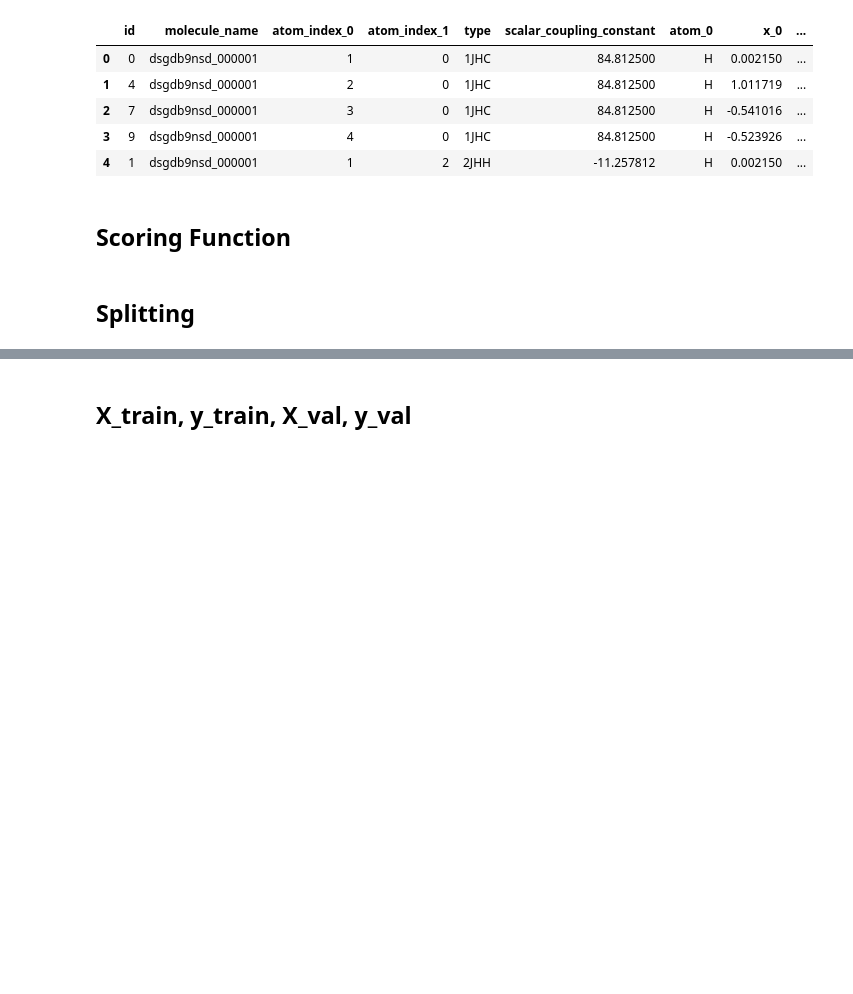
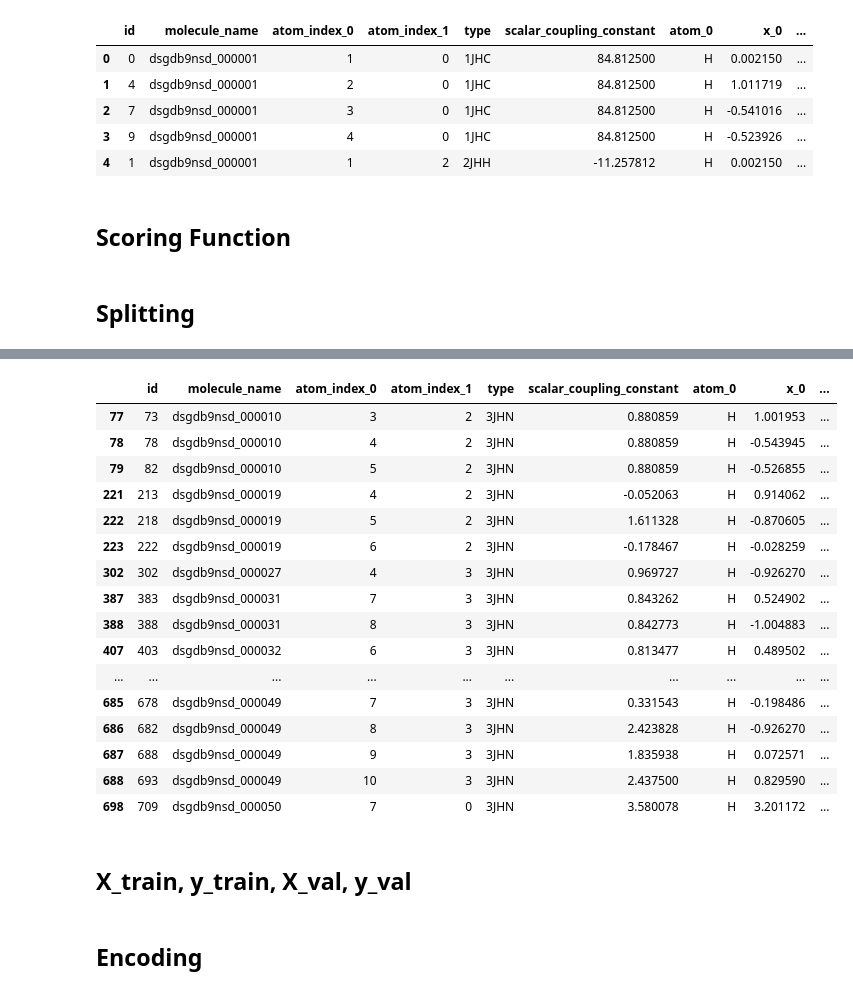
Before and after one commit to Atum19/PredictingMolecularProperties, a Jupyter notebook: add_dipole_and_pot_en.ipynb, the cells around one changed output, grey strips where cells are left out. Cells and saved outputs as stored; diff of their text form; code cells hidden in the pictures; blank space fills up the shorter version.

```diff
--- a/add_dipole_and_pot_en.ipynb
+++ b/add_dipole_and_pot_en.ipynb
@@ -566,5 +623,25 @@ val_3JHN_molecules = np.delete(val_3JHN['molecule_name'].unique(), 0)
 
 train_3JHN = train_3JHN[train_3JHN['molecule_name'].isin(train_3JHN_molecules)]
 val_3JHN = val_3JHN[val_3JHN['molecule_name'].isin(val_3JHN_molecules)]
+# %%
+train_3JHN.head(20)
+# %% [output]
+|  | id | molecule_name | atom_index_0 | atom_index_1 | type | scalar_coupling_constant | atom_0 | x_0 | ... |
+| 77 | 73 | dsgdb9nsd_000010 | 3 | 2 | 3JHN | 0.880859 | H | 1.001953 | ... |
+| 78 | 78 | dsgdb9nsd_000010 | 4 | 2 | 3JHN | 0.880859 | H | -0.543945 | ... |
+| 79 | 82 | dsgdb9nsd_000010 | 5 | 2 | 3JHN | 0.880859 | H | -0.526855 | ... |
+| 221 | 213 | dsgdb9nsd_000019 | 4 | 2 | 3JHN | -0.052063 | H | 0.914062 | ... |
+| 222 | 218 | dsgdb9nsd_000019 | 5 | 2 | 3JHN | 1.611328 | H | -0.870605 | ... |
+| 223 | 222 | dsgdb9nsd_000019 | 6 | 2 | 3JHN | -0.178467 | H | -0.028259 | ... |
+| 302 | 302 | dsgdb9nsd_000027 | 4 | 3 | 3JHN | 0.969727 | H | -0.926270 | ... |
+| 387 | 383 | dsgdb9nsd_000031 | 7 | 3 | 3JHN | 0.843262 | H | 0.524902 | ... |
+| 388 | 388 | dsgdb9nsd_000031 | 8 | 3 | 3JHN | 0.842773 | H | -1.004883 | ... |
+| 407 | 403 | dsgdb9nsd_000032 | 6 | 3 | 3JHN | 0.813477 | H | 0.489502 | ... |
+| ... | ... | ... | ... | ... | ... | ... | ... | ... | ... |
+| 685 | 678 | dsgdb9nsd_000049 | 7 | 3 | 3JHN | 0.331543 | H | -0.198486 | ... |
+| 686 | 682 | dsgdb9nsd_000049 | 8 | 3 | 3JHN | 2.423828 | H | -0.926270 | ... |
+| 687 | 688 | dsgdb9nsd_000049 | 9 | 3 | 3JHN | 1.835938 | H | 0.072571 | ... |
+| 688 | 693 | dsgdb9nsd_000049 | 10 | 3 | 3JHN | 2.437500 | H | 0.829590 | ... |
+| 698 | 709 | dsgdb9nsd_000050 | 7 | 0 | 3JHN | 3.580078 | H | 3.201172 | ... |
 # %% [markdown]
 ## X_train, y_train, X_val, y_val
@@ -570,0 +793,2 @@ val_3JHN = val_3JHN[val_3JHN['molecule_name'].isin(val_3JHN_molecules)]
+# %% [markdown]
+## Encoding
```
Also changed, not shown: parts of 24 cells of this notebook.
